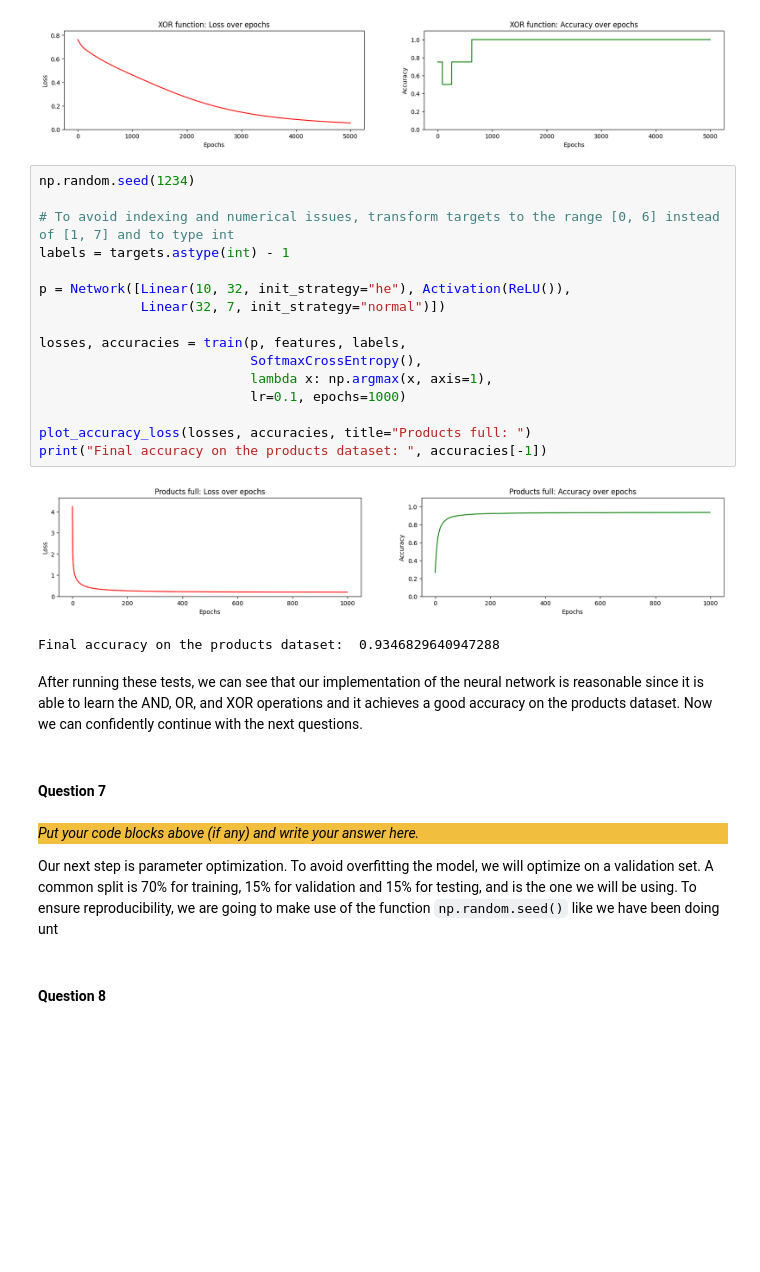
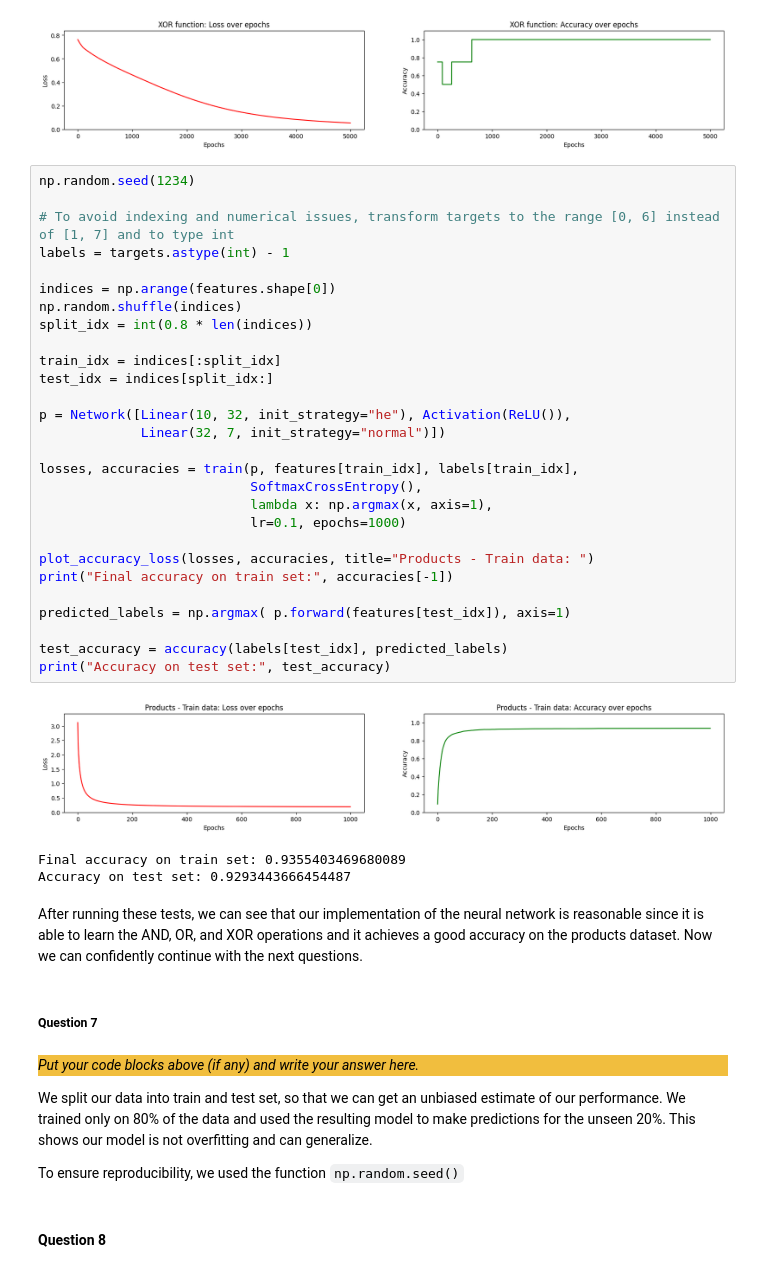
Before and after one commit to zain1290/Artificial-Neural-Network, a Jupyter notebook: src/Drago.ipynb, the cells around one changed output. Drawn from its saved outputs; the diff is of its cells as text; blank space fills up the shorter version.

```diff
--- a/src/Drago.ipynb
+++ b/src/Drago.ipynb
@@ -379,26 +379,39 @@ plot_nn_performance_boolean_ops(q1_train, q1_xor_labels, title="XOR function: ")
 # %%
 np.random.seed(1234)
 
 # To avoid indexing and numerical issues, transform targets to the range [0, 6] instead of [1, 7] and to type int
 labels = targets.astype(int) - 1
 
+indices = np.arange(features.shape[0])
+np.random.shuffle(indices)
+split_idx = int(0.8 * len(indices))
+
+train_idx = indices[:split_idx]
+test_idx = indices[split_idx:]
+
 p = Network([Linear(10, 32, init_strategy="he"), Activation(ReLU()),
              Linear(32, 7, init_strategy="normal")])
 
-losses, accuracies = train(p, features, labels,
+losses, accuracies = train(p, features[train_idx], labels[train_idx],
                            SoftmaxCrossEntropy(),
                            lambda x: np.argmax(x, axis=1),
                            lr=0.1, epochs=1000)
 
-plot_accuracy_loss(losses, accuracies, title="Products full: ")
-print("Final accuracy on the products dataset: ", accuracies[-1])
+plot_accuracy_loss(losses, accuracies, title="Products - Train data: ")
+print("Final accuracy on train set:", accuracies[-1])
+
+predicted_labels = np.argmax( p.forward(features[test_idx]), axis=1)
+
+test_accuracy = accuracy(labels[test_idx], predicted_labels)
+print("Accuracy on test set:", test_accuracy)
 # %% [output]
-[figure, old version]
+[figure, new version]
-Final accuracy on the products dataset:  0.9346829640947288
+Final accuracy on train set: 0.9355403469680089
+Accuracy on test set: 0.9293443666454487
 # %% [markdown]
 After running these tests, we can see that our implementation of the neural network is reasonable since it is able to learn the AND, OR, and XOR operations and it achieves a good accuracy on the products dataset. Now we can confidently continue with the next questions.
 # %% [markdown]
-#### Question 7
+##### Question 7
 # %% [markdown]
 <div style="background-color:#f1be3e">
 
@@ -406,8 +419,9 @@ _Put your code blocks above (if any) and write your answer here._
 
 </div>
 
-Our next step is parameter optimization. To avoid overfitting the model, we will optimize on a validation set. A common split is 70% for training, 15% for validation and 15% for testing, and is the one we will be using.
-To ensure reproducibility, we are going to make use of the function `np.random.seed()` like we have been doing unt
+We split our data into train and test set, so that we can get an unbiased estimate of our performance. We trained only on 80% of the data and used the resulting model to make predictions for the unseen 20%. This shows our model is not overfitting and can generalize.
+
+To ensure reproducibility, we used the function `np.random.seed()`
 # %% [markdown]
 #### Question 8
 # %% [markdown]
```
Also changed, not shown: parts of 2 cells of this notebook.
